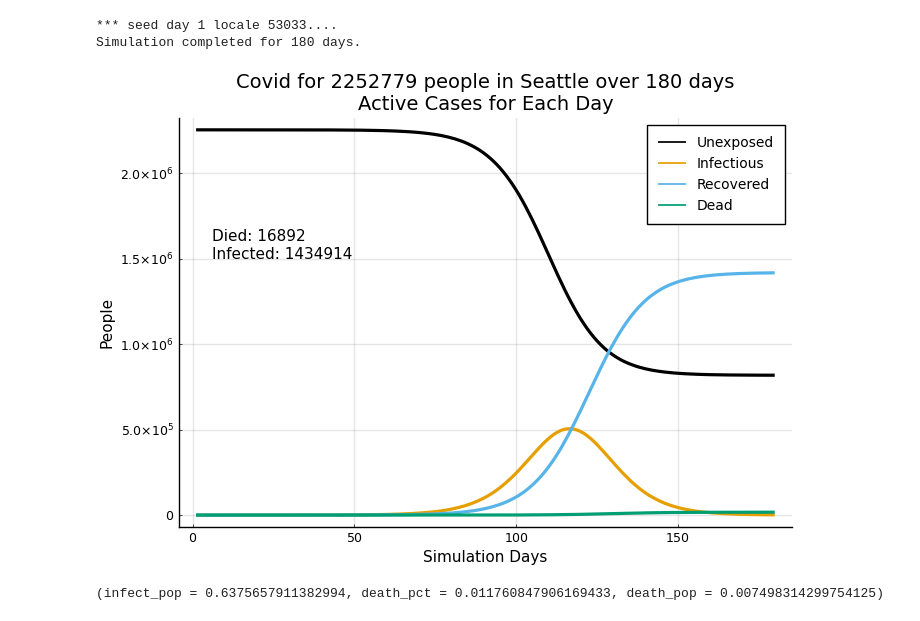
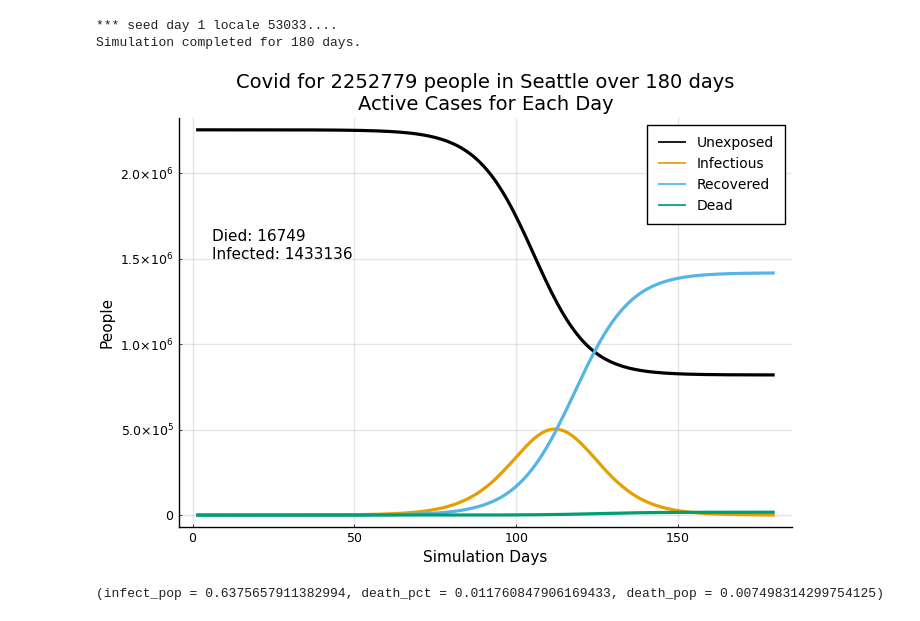
Before and after one commit to lewisl/CovidSim, a Jupyter notebook: notebooks/category_plots.ipynb, the cells around one changed output. Saved outputs shown, nothing was run; the diff lists cells and outputs as text; code cells hidden in the pictures.

```diff
--- a/notebooks/category_plots.ipynb
+++ b/notebooks/category_plots.ipynb
@@ -17,20 +17,19 @@ str_50 = sd_gen(start=50, comply=.8, cf=(.2,1.3), tf=(.18,.45))
 # %%
 # working with specific locale
-locale = 53033
+seattle = 53033
 # %% [output]
 53033
 # %%
-alldict, env, series = run_a_sim(180,locale, showr0=false,
-       dtfilename="../parameters/dec_tree_all_25.csv",
-       silent=true,spreadcases=[],
-       runcases=[seed_1_6]);
+alldict, env, series = run_a_sim(180, seattle, showr0=false, silent=true,
+        spreadcases=[],
+        runcases=[seed_1_6]);
 # %% [output]
 *** seed day 1 locale 53033....
 Simulation completed for 180 days.
 # %%
-cumplot(series,locale,geo=alldict["geo"])
+cumplot(series,seattle,geo=alldict["geo"])
 # %% [output]
-[figure, old version]
+[figure, new version]
 # %%
 infection_outcome(series,locale)
 # %% [output]
```
Also changed, not shown: parts of 2 cells of this notebook, 6 other files.
